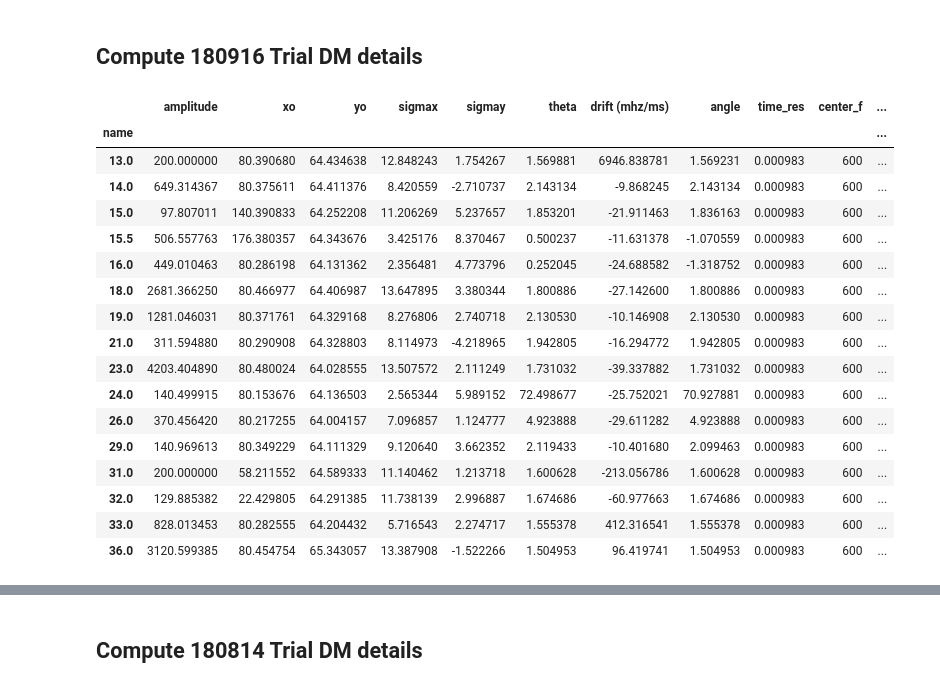
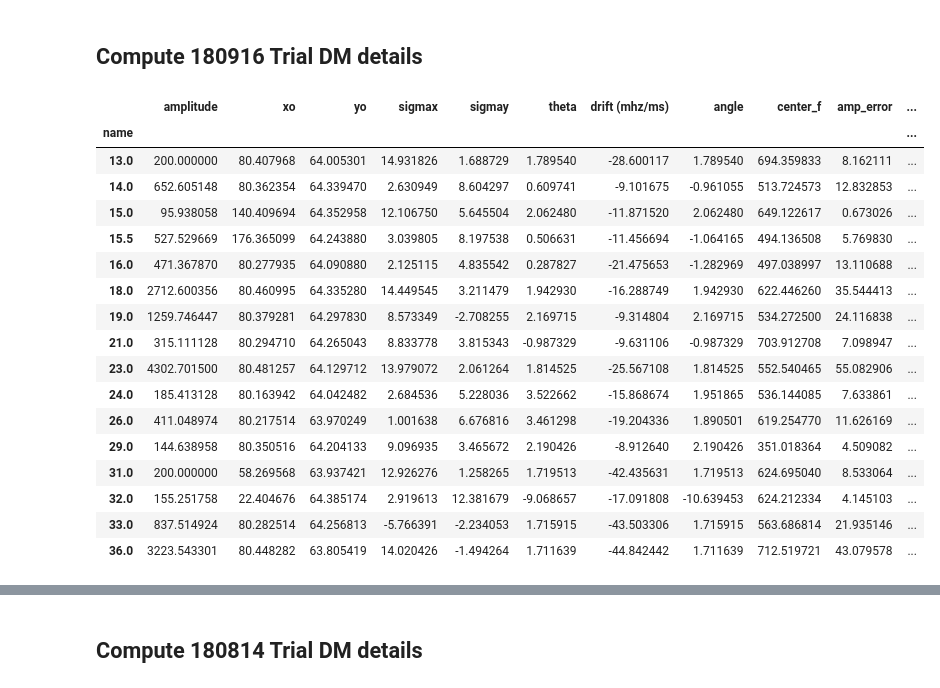
Before and after one commit to mef51/subdriftlaw, a Jupyter notebook: universal/DriftvsDuration_universal.ipynb, the cells around one changed output, grey strips where cells are left out. Cells and saved outputs as stored; diff of their text form; code cells hidden in the pictures.

```diff
--- a/universal/DriftvsDuration_universal.ipynb
+++ b/universal/DriftvsDuration_universal.ipynb
@@ -28,15 +28,15 @@ bursts180916 = pd.merge(pd.read_csv('data/CHIME_180916.J0158+65/chime_180916_fit
 bursts180916 = bursts180916.set_index('name')
 
 #########
-params180916 = ['data/CHIME_180916.J0158+65/chime_180916_fit_params_real.csv',
-          'data/CHIME_180916.J0158+65/chime_180916_fit_params_ddm1.csv',
-          'data/CHIME_180916.J0158+65/chime_180916_fit_params_ddm2.csv',
-          'data/CHIME_180916.J0158+65/chime_180916_fit_params_ddm-half.csv']
+params180916 = ['data/CHIME_180916.J0158+65/chime_180916_fit_params_ddm0.csv',
+               'data/CHIME_180916.J0158+65/chime_180916_fit_params_ddm-1.csv',
+               'data/CHIME_180916.J0158+65/chime_180916_fit_params_ddm-2.csv',
+               'data/CHIME_180916.J0158+65/chime_180916_fit_params_ddm0.5.csv']
 
-paramerrs180916 = ['data/CHIME_180916.J0158+65/chime_180916_param_errors_real.csv',
-             'data/CHIME_180916.J0158+65/chime_180916_param_errors_ddm1.csv',
-             'data/CHIME_180916.J0158+65/chime_180916_param_errors_ddm2.csv',
-             'data/CHIME_180916.J0158+65/chime_180916_param_errors_ddm-half.csv']
+paramerrs180916 = ['data/CHIME_180916.J0158+65/chime_180916_param_errors_ddm0.csv',
+                   'data/CHIME_180916.J0158+65/chime_180916_param_errors_ddm-1.csv',
+                   'data/CHIME_180916.J0158+65/chime_180916_param_errors_ddm-2.csv',
+                   'data/CHIME_180916.J0158+65/chime_180916_param_errors_ddm0.5.csv']
 
 dataframes180916 = []
 for param, paramerr in zip(params180916, paramerrs180916):
@@ -44,6 +44,7 @@ for param, paramerr in zip(params180916, paramerrs180916):
                      pd.read_csv(paramerr),
                      how='left', on='name')
     frame = frame.set_index('name')
+    frame['time_res'] = 0.00098304 # s
     dataframes180916.append(frame)
 
 #########
@@ -187,26 +186,26 @@ Text(0.5, 0, 'Burst #')
 # %% [markdown]
 ## Compute 180916 Trial DM details
 # %%
-dataframes180916[3]
+dataframes180916[0]
 # %% [output]
-|  | amplitude | xo | yo | sigmax | sigmay | theta | drift (mhz/ms) | angle | time_res | center_f | ... |
+|  | amplitude | xo | yo | sigmax | sigmay | theta | drift (mhz/ms) | angle | center_f | amp_error | ... |
 | name |  |  |  |  |  |  |  |  |  |  | ... |
-| 13.0 | 200.000000 | 80.390680 | 64.434638 | 12.848243 | 1.754267 | 1.569881 | 6946.838781 | 1.569231 | 0.000983 | 600 | ... |
-| 14.0 | 649.314367 | 80.375611 | 64.411376 | 8.420559 | -2.710737 | 2.143134 | -9.868245 | 2.143134 | 0.000983 | 600 | ... |
-| 15.0 | 97.807011 | 140.390833 | 64.252208 | 11.206269 | 5.237657 | 1.853201 | -21.911463 | 1.836163 | 0.000983 | 600 | ... |
-| 15.5 | 506.557763 | 176.380357 | 64.343676 | 3.425176 | 8.370467 | 0.500237 | -11.631378 | -1.070559 | 0.000983 | 600 | ... |
-| 16.0 | 449.010463 | 80.286198 | 64.131362 | 2.356481 | 4.773796 | 0.252045 | -24.688582 | -1.318752 | 0.000983 | 600 | ... |
-| 18.0 | 2681.366250 | 80.466977 | 64.406987 | 13.647895 | 3.380344 | 1.800886 | -27.142600 | 1.800886 | 0.000983 | 600 | ... |
-| 19.0 | 1281.046031 | 80.371761 | 64.329168 | 8.276806 | 2.740718 | 2.130530 | -10.146908 | 2.130530 | 0.000983 | 600 | ... |
-| 21.0 | 311.594880 | 80.290908 | 64.328803 | 8.114973 | -4.218965 | 1.942805 | -16.294772 | 1.942805 | 0.000983 | 600 | ... |
-| 23.0 | 4203.404890 | 80.480024 | 64.028555 | 13.507572 | 2.111249 | 1.731032 | -39.337882 | 1.731032 | 0.000983 | 600 | ... |
-| 24.0 | 140.499915 | 80.153676 | 64.136503 | 2.565344 | 5.989152 | 72.498677 | -25.752021 | 70.927881 | 0.000983 | 600 | ... |
-| 26.0 | 370.456420 | 80.217255 | 64.004157 | 7.096857 | 1.124777 | 4.923888 | -29.611282 | 4.923888 | 0.000983 | 600 | ... |
-| 29.0 | 140.969613 | 80.349229 | 64.111329 | 9.120640 | 3.662352 | 2.119433 | -10.401680 | 2.099463 | 0.000983 | 600 | ... |
-| 31.0 | 200.000000 | 58.211552 | 64.589333 | 11.140462 | 1.213718 | 1.600628 | -213.056786 | 1.600628 | 0.000983 | 600 | ... |
-| 32.0 | 129.885382 | 22.429805 | 64.291385 | 11.738139 | 2.996887 | 1.674686 | -60.977663 | 1.674686 | 0.000983 | 600 | ... |
-| 33.0 | 828.013453 | 80.282555 | 64.204432 | 5.716543 | 2.274717 | 1.555378 | 412.316541 | 1.555378 | 0.000983 | 600 | ... |
-| 36.0 | 3120.599385 | 80.454754 | 65.343057 | 13.387908 | -1.522266 | 1.504953 | 96.419741 | 1.504953 | 0.000983 | 600 | ... |
+| 13.0 | 200.000000 | 80.407968 | 64.005301 | 14.931826 | 1.688729 | 1.789540 | -28.600117 | 1.789540 | 694.359833 | 8.162111 | ... |
+| 14.0 | 652.605148 | 80.362354 | 64.339470 | 2.630949 | 8.604297 | 0.609741 | -9.101675 | -0.961055 | 513.724573 | 12.832853 | ... |
+| 15.0 | 95.938058 | 140.409694 | 64.352958 | 12.106750 | 5.645504 | 2.062480 | -11.871520 | 2.062480 | 649.122617 | 0.673026 | ... |
+| 15.5 | 527.529669 | 176.365099 | 64.243880 | 3.039805 | 8.197538 | 0.506631 | -11.456694 | -1.064165 | 494.136508 | 5.769830 | ... |
+| 16.0 | 471.367870 | 80.277935 | 64.090880 | 2.125115 | 4.835542 | 0.287827 | -21.475653 | -1.282969 | 497.038997 | 13.110688 | ... |
+| 18.0 | 2712.600356 | 80.460995 | 64.335280 | 14.449545 | 3.211479 | 1.942930 | -16.288749 | 1.942930 | 622.446260 | 35.544413 | ... |
+| 19.0 | 1259.746447 | 80.379281 | 64.297830 | 8.573349 | -2.708255 | 2.169715 | -9.314804 | 2.169715 | 534.272500 | 24.116838 | ... |
+| 21.0 | 315.111128 | 80.294710 | 64.265043 | 8.833778 | 3.815343 | -0.987329 | -9.631106 | -0.987329 | 703.912708 | 7.098947 | ... |
+| 23.0 | 4302.701500 | 80.481257 | 64.129712 | 13.979072 | 2.061264 | 1.814525 | -25.567108 | 1.814525 | 552.540465 | 55.082906 | ... |
+| 24.0 | 185.413128 | 80.163942 | 64.042482 | 2.684536 | 5.228036 | 3.522662 | -15.868674 | 1.951865 | 536.144085 | 7.633861 | ... |
+| 26.0 | 411.048974 | 80.217514 | 63.970249 | 1.001638 | 6.676816 | 3.461298 | -19.204336 | 1.890501 | 619.254770 | 11.626169 | ... |
+| 29.0 | 144.638958 | 80.350516 | 64.204133 | 9.096935 | 3.465672 | 2.190426 | -8.912640 | 2.190426 | 351.018364 | 4.509082 | ... |
+| 31.0 | 200.000000 | 58.269568 | 63.937421 | 12.926276 | 1.258265 | 1.719513 | -42.435631 | 1.719513 | 624.695040 | 8.533064 | ... |
+| 32.0 | 155.251758 | 22.404676 | 64.385174 | 2.919613 | 12.381679 | -9.068657 | -17.091808 | -10.639453 | 624.212334 | 4.145103 | ... |
+| 33.0 | 837.514924 | 80.282514 | 64.256813 | -5.766391 | -2.234053 | 1.715915 | -43.503306 | 1.715915 | 563.686814 | 21.935146 | ... |
+| 36.0 | 3223.543301 | 80.448282 | 63.805419 | 14.020426 | -1.494264 | 1.711639 | -44.842442 | 1.711639 | 712.519721 | 43.079578 | ... |
 # %%
 # ddm = -1/2, 0, 1, 2
 for idx in dataframes180916[0].index:
```
Also changed, not shown: parts of 10 cells of this notebook, 52 other files.
